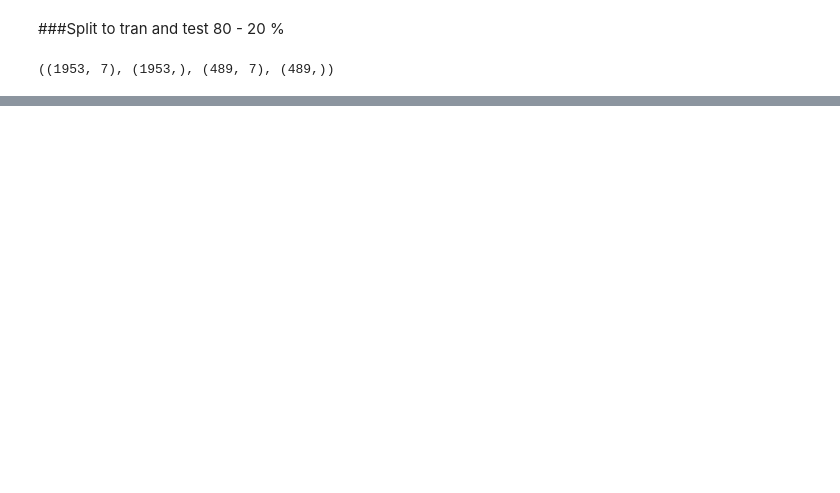
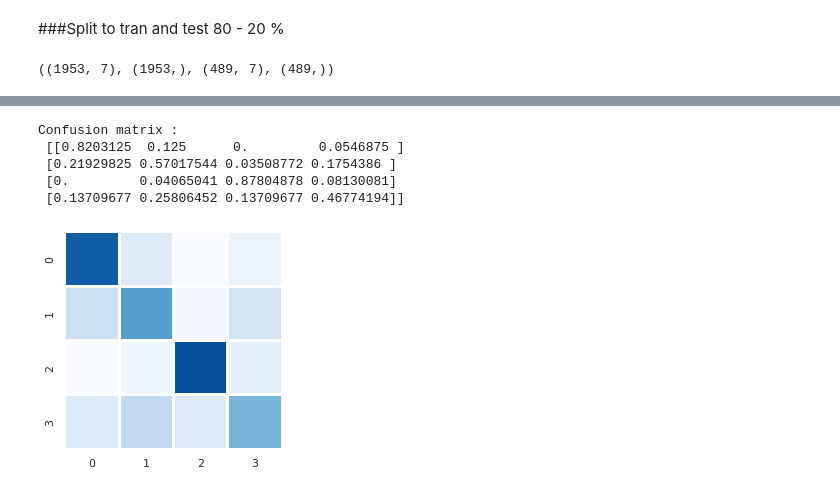
Before and after one commit to spros1/Methods-and-Algorithms_Work_Semester_21-22, a Jupyter notebook: Meteorological_Measurements_AthensCenter.ipynb, the cells around one changed output, grey strips where cells are left out. Saved outputs shown, nothing was run; the diff lists cells and outputs as text; code cells hidden in the pictures; blank space fills up the shorter version.

```diff
--- a/Meteorological_Measurements_AthensCenter.ipynb
+++ b/Meteorological_Measurements_AthensCenter.ipynb
@@ -537,0 +606,14 @@ X_train.shape, y_train.shape, X_test.shape, y_test.shape
+# %%
+# confusion matrix
+matrix = confusion_matrix(y_test, test_pred_RFC_b, labels=[0,1,2,3], normalize="true")
+print('Confusion matrix : \n',matrix)
+sns.set()
+ax = sns.heatmap(matrix,cbar=0, linewidths=2,vmax=1, vmin=0, square=True, cmap='Blues')
+plt.show()
+# %% [output]
+Confusion matrix :
+ [[0.8203125  0.125      0.         0.0546875 ]
+ [0.21929825 0.57017544 0.03508772 0.1754386 ]
+ [0.         0.04065041 0.87804878 0.08130081]
+ [0.13709677 0.25806452 0.13709677 0.46774194]]
+[figure, added]
```
Also changed, not shown: parts of 21 cells of this notebook.
